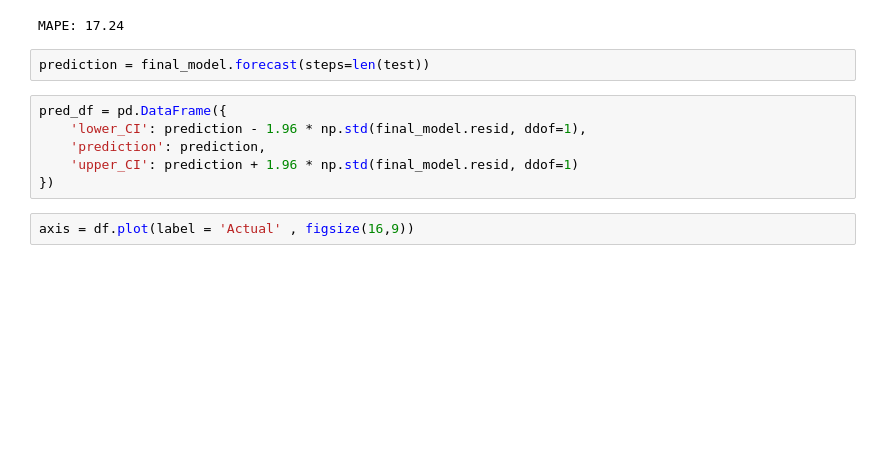
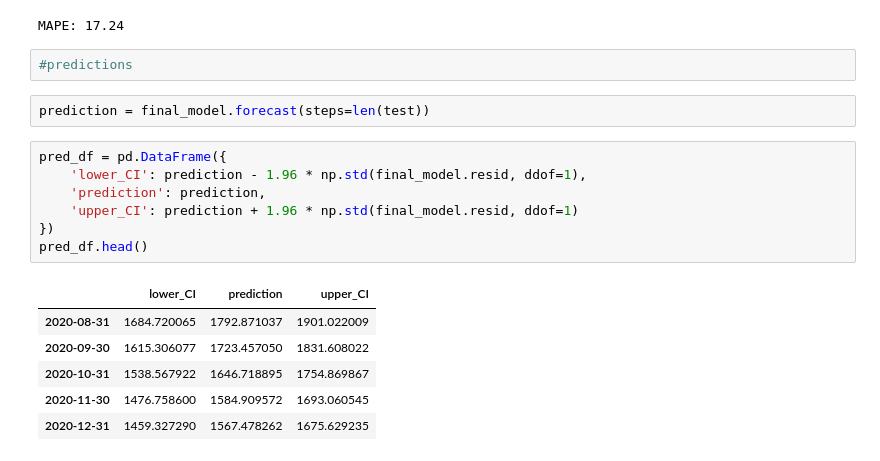
Before and after one commit to ss5613/Sales_Forecasting, a Jupyter notebook: Sales_Forecasting.ipynb, the cells around one changed output. Drawn from its saved outputs; the diff is of its cells as text; blank space fills up the shorter version.

```diff
--- a/Sales_Forecasting.ipynb
+++ b/Sales_Forecasting.ipynb
@@ -265,13 +265,21 @@ Mape_final_model = mape(df['Price'].values, final_model.fittedvalues)
 print("MAPE:", Mape_final_model)
 # %% [output]
 MAPE: 17.24
+# %%
+#predictions
 # %%
 prediction = final_model.forecast(steps=len(test))
 # %%
 pred_df = pd.DataFrame({
     'lower_CI': prediction - 1.96 * np.std(final_model.resid, ddof=1),
     'prediction': prediction,
     'upper_CI': prediction + 1.96 * np.std(final_model.resid, ddof=1)
 })
+pred_df.head()
+# %% [output]
+|  | lower_CI | prediction | upper_CI |
+| 2020-08-31 | 1684.720065 | 1792.871037 | 1901.022009 |
+| 2020-09-30 | 1615.306077 | 1723.457050 | 1831.608022 |
+| 2020-10-31 | 1538.567922 | 1646.718895 | 1754.869867 |
+| 2020-11-30 | 1476.758600 | 1584.909572 | 1693.060545 |
+| 2020-12-31 | 1459.327290 | 1567.478262 | 1675.629235 |
-# %%
-axis = df.plot(label = 'Actual' , figsize(16,9))
```
Also changed, not shown: parts of 1 cell of this notebook.
